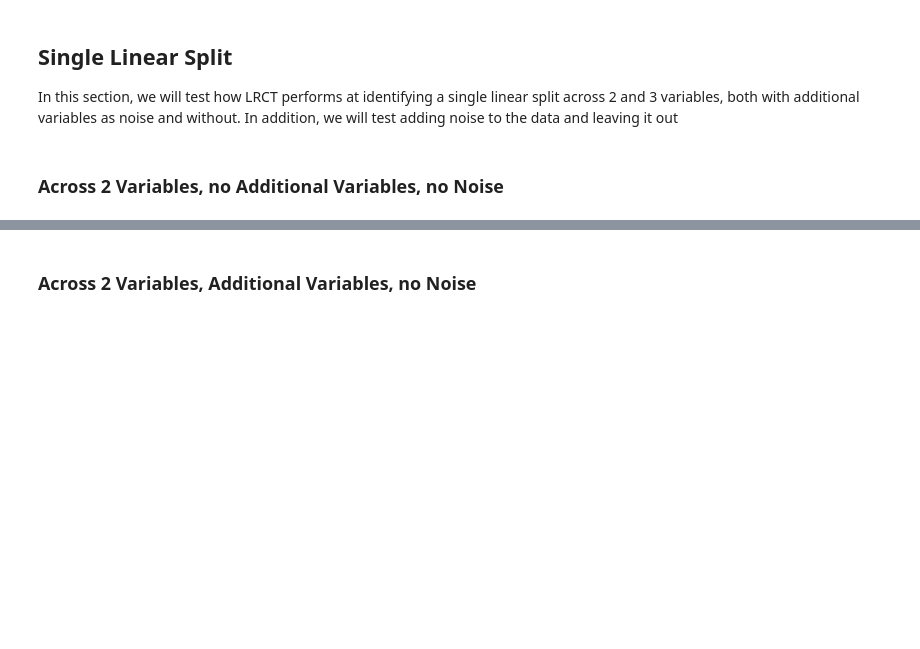
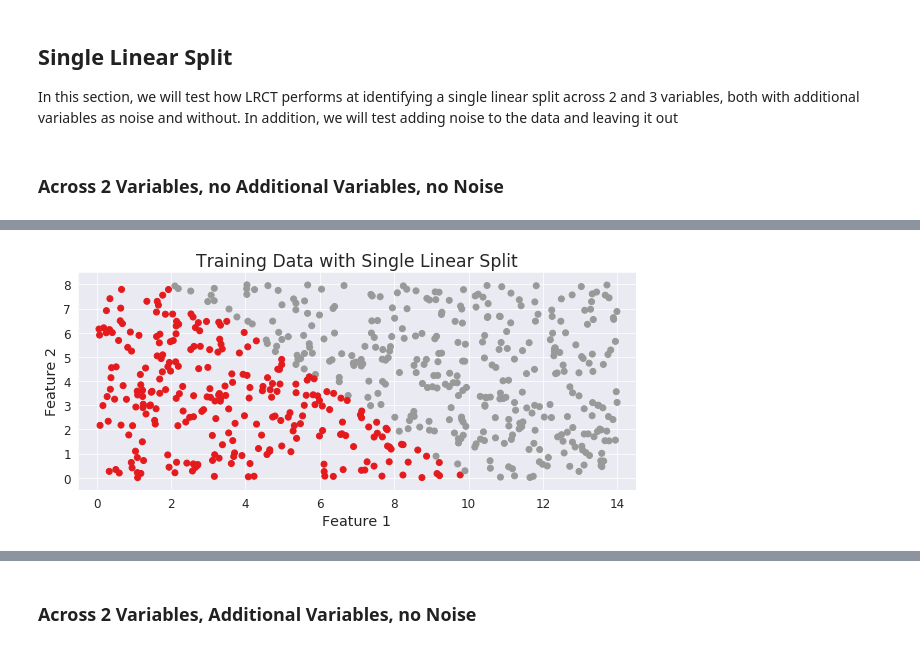
Before and after one commit to jacobrenn/LRCT, a Jupyter notebook: notebooks/LRCT_test.ipynb, the cells around one changed output, grey strips where cells are left out. Cells and saved outputs as stored; diff of their text form; code cells hidden in the pictures; blank space fills up the shorter version.

```diff
--- a/notebooks/LRCT_test.ipynb
+++ b/notebooks/LRCT_test.ipynb
@@ -64,0 +39,66 @@ dtype: int64
+# %%
+#Generate the fake data
+np.random.seed(5648)
+two_var_x = np.random.random((1000, 2))
+two_var_x[:, 0] = two_var_x[:, 0] * 14
+two_var_x[:, 1] = two_var_x[:, 1] * 8
+df = pd.DataFrame(two_var_x, columns = ['col_0', 'col_1'])
+target = df.apply(lambda row : 1 if row.col_1 > -1*row.col_0 + 10 else 0, axis = 1)
+x_train, x_test, y_train, y_test = train_test_split(df, target, test_size = 0.4, random_state = 21)
+
+#Plot the data
+plt.figure(figsize = (10, 4))
+plt.scatter(x_train.col_0, x_train.col_1, c = y_train, cmap = 'Set1')
+plt.title('Training Data with Single Linear Split', fontsize = 'xx-large')
+plt.xlabel('Feature 1', fontsize = 'x-large')
+plt.ylabel('Feature 2', fontsize = 'x-large')
+plt.xticks(fontsize = 'large')
+plt.yticks(fontsize = 'large')
+plt.xlim(-0.5, 14.5)
+plt.ylim(-0.5, 8.5)
+plt.savefig('/mnt/c/Users/jwren/Documents/LRCT/linear_split_initial.png')
+plt.show()
+
+def run_expt(lrct_params, cart_params, x_train, x_test, y_train, y_test):
+    lrct = LRCTree(**lrct_params).fit(x_train, y_train)
+    cart = DecisionTreeClassifier(**cart_params).fit(x_train, y_train)
+
+    lrct_preds = lrct.predict(x_test)
+    cart_preds = cart.predict(x_test)
+    lrct_probs = lrct.predict_proba(x_test)[:, 1]
+    cart_probs = cart.predict_proba(x_test)[:, 1]
+
+    lrct_acc = accuracy_score(y_test, lrct_preds)
+    cart_acc = accuracy_score(y_test, cart_preds)
+
+    lrct_f1 = f1_score(y_test, lrct_preds)
+    cart_f1 = f1_score(y_test, cart_preds)
+
+    lrct_conf = confusion_matrix(y_test, lrct_preds)
+    cart_conf = confusion_matrix(y_test, cart_preds)
+
+    lrct_auc = roc_auc_score(y_test, lrct_probs)
+    cart_auc = roc_auc_score(y_test, cart_preds)
+
+    lrct_report = classification_report(y_test, lrct_preds)
+    cart_report = classification_report(y_test, cart_preds)
+
+    print('LRCT Performance:')
+    print(f'Accuracy: {lrct_acc}')
+    print(f'F1 Score: {lrct_f1}')
+    print(f'Confusion Matrix: {lrct_conf}')
+    print(f'AUC Score: {lrct_auc}')
+    print(lrct_report)
+
+    print('\n\n')
+
+    print('CART Performance:')
+    print(f'Accuracy: {cart_acc}')
+    print(f'F1 Score: {cart_f1}')
+    print(f'Confusion Matrix: {cart_conf}')
+    print(f'AUC Score: {cart_auc}')
+    print(cart_report)
+
+run_expt({'max_depth' : 1}, {'max_depth' : 1}, x_train, x_test, y_train, y_test)
+# %% [output]
+[figure, added]
```
Also changed, not shown: parts of 10 cells of this notebook.
